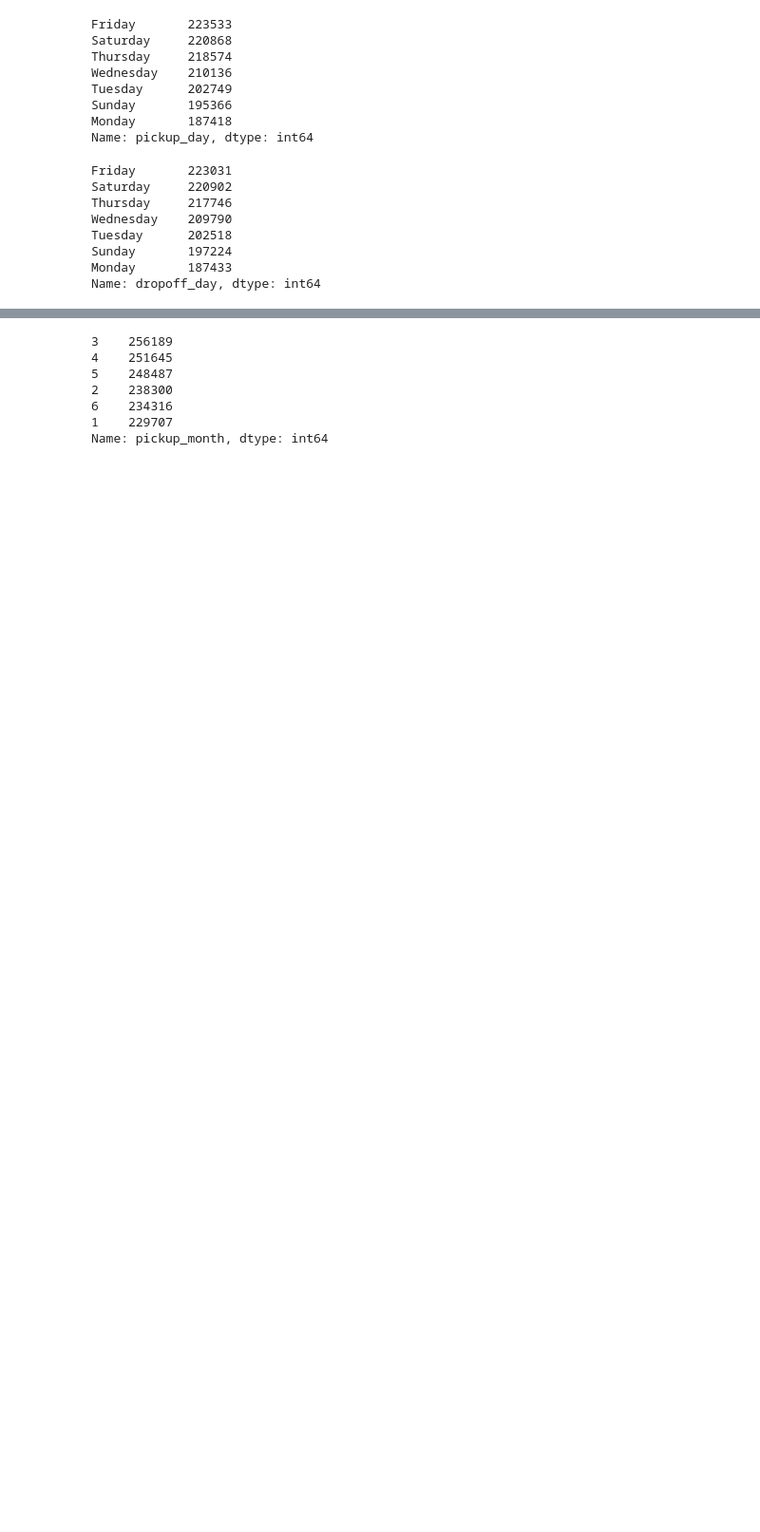
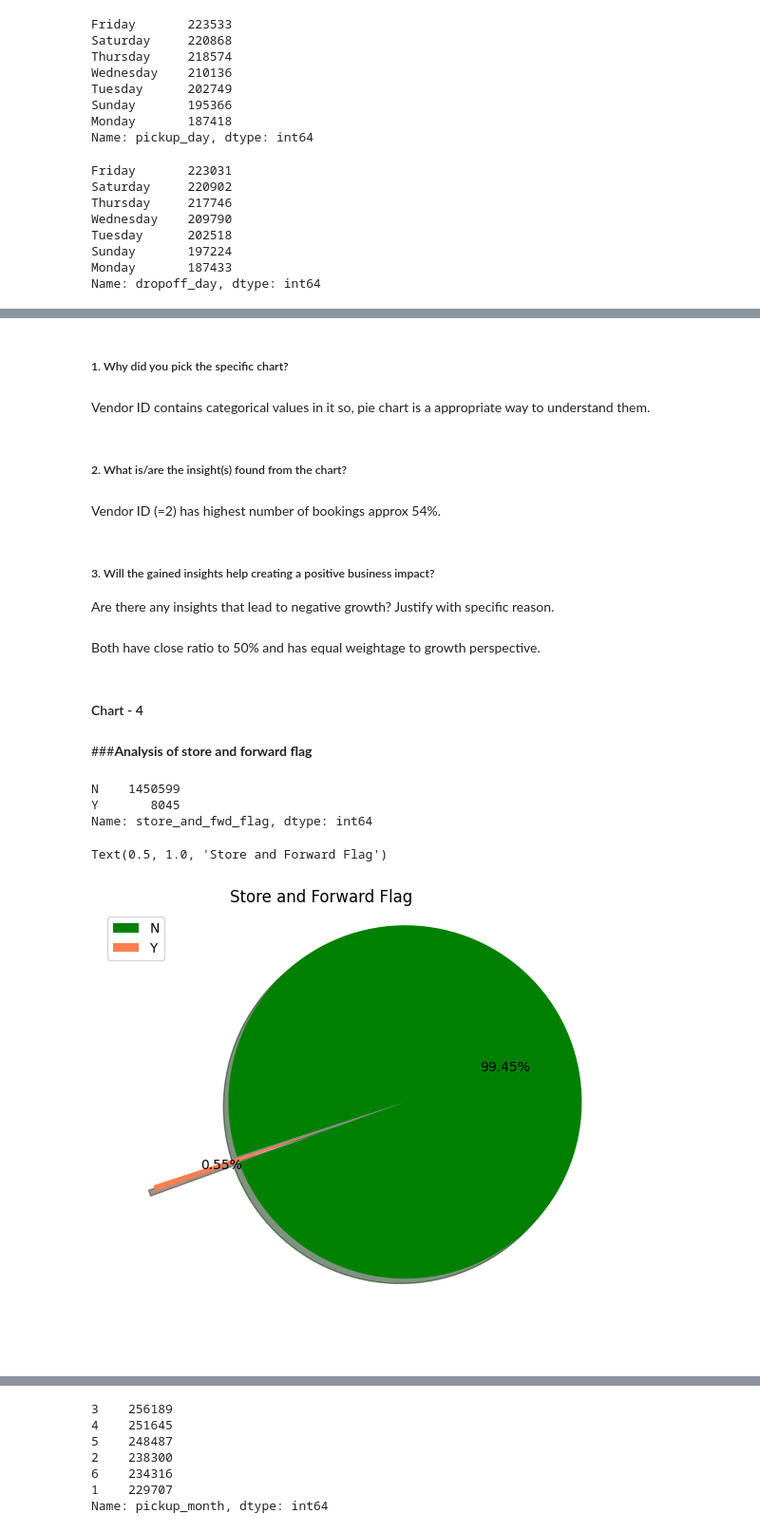
Before and after one commit to Mr-Himanshu123/ML_Project-Taxi-Trip-Time-Prediction, a Jupyter notebook: NYC_Taxi_Trip_Time_Prediction.ipynb, the cells around one changed output, grey strips where cells are left out. Shown at 95% size. Saved outputs shown, nothing was run; the diff lists cells and outputs as text; code cells hidden in the pictures; blank space fills up the shorter version.

```diff
--- a/NYC_Taxi_Trip_Time_Prediction.ipynb
+++ b/NYC_Taxi_Trip_Time_Prediction.ipynb
@@ -372,0 +493,33 @@ Name: dropoff_day, dtype: int64
+# %% [markdown]
+##### 1. Why did you pick the specific chart?
+# %% [markdown]
+Vendor ID contains categorical values in it so, pie chart is a appropriate way to understand them.
+# %% [markdown]
+##### 2. What is/are the insight(s) found from the chart?
+# %% [markdown]
+Vendor ID (=2) has highest number of bookings approx 54%.
+# %% [markdown]
+##### 3. Will the gained insights help creating a positive business impact?
+Are there any insights that lead to negative growth? Justify with specific reason.
+# %% [markdown]
+Both have close ratio to 50% and has equal weightage to growth perspective.
+# %% [markdown]
+#### Chart - 4
+# %% [markdown]
+###**Analysis of store and forward flag**
+# %%
+#Store and forword flag
+nyc_data['store_and_fwd_flag'].value_counts()
+# %% [output]
+N    1450599
+Y       8045
+Name: store_and_fwd_flag, dtype: int64
+# %%
+# Chart - 4 visualization code
+plt.figure(figsize=(6,8))
+plt.pie(nyc_data['store_and_fwd_flag'].value_counts(),colors=['green','coral'],shadow=True,explode=[0.5,0],autopct='%1.2f%%',startangle=200)
+plt.legend(labels=['N','Y'])
+plt.title('Store and Forward Flag')
+# %% [output]
+Text(0.5, 1.0, 'Store and Forward Flag')
+[figure, added]
```
Also changed, not shown: parts of 183 cells of this notebook.
